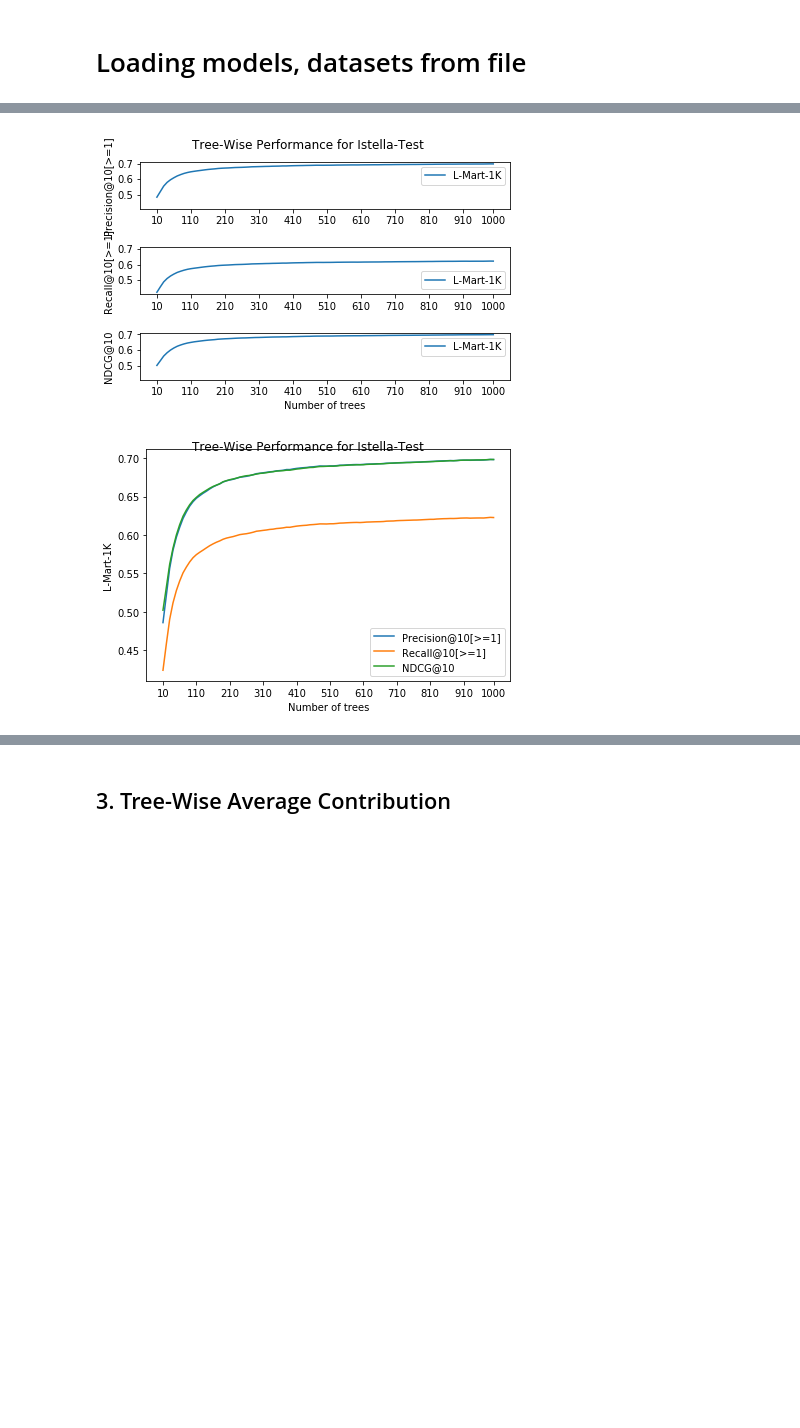
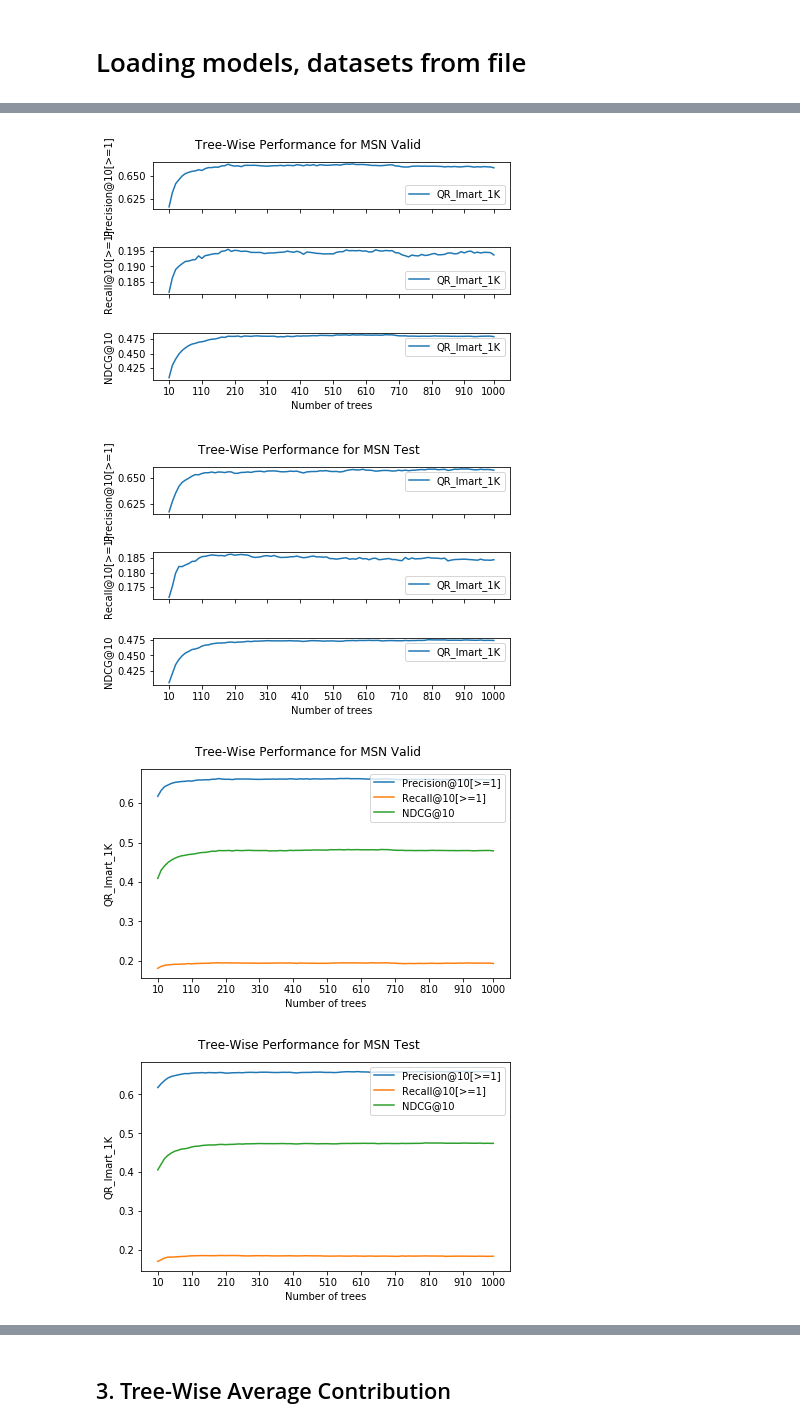
Before and after one commit to hpclab/rankeval, a Jupyter notebook: notebooks/RankEval - Effectiveness Analysis.ipynb, the cells around one changed output, grey strips where cells are left out. Drawn from its saved outputs; the diff is of its cells as text; code cells hidden in the pictures; blank space fills up the shorter version.

```diff
--- a/notebooks/RankEval - Effectiveness Analysis.ipynb
+++ b/notebooks/RankEval - Effectiveness Analysis.ipynb
@@ -160,30 +160,9 @@ plot_model_performance(istella_model_perf, compare="metrics", show_values=True)
 # %%
 from rankeval.analysis.effectiveness import tree_wise_performance
 
-istella_tree_wise_perf = tree_wise_performance(datasets=[istella_test],
-                           models=[istella_lmart_1Ktrees],
-                           metrics=[precision_10, recall_10, ndcg_10],
-                           step=10)
-istella_tree_wise_perf.to_dataframe()
-
-# compare train vs. test, discuss overfitting
-
-istella_tree_wise_perf_train_vs_test = tree_wise_performance(datasets=[istella_train, istella_test],
-                           models=[istella_lmart_1Ktrees],
-                           metrics=[ndcg_10],
-                           step=10)
-istella_tree_wise_perf_train_vs_test.to_dataframe()
-
-
-#msn_tree_wise_perf = tree_wise_performance(datasets=[msn_test],
-#                           models=[msn_mart_50, msn_lmart_100],
-#                           metrics=[precision_10, recall_10, ndcg_10],
-#                           step=10)
-#print msn_tree_wise_perf
-
-#### test this later, some error when more datasets
-#msn_valid_tree_wise_perf = tree_wise_performance(datasets=[msn_validation, msn_test],
-#                           models=[msn_mart_50],
-#                           metrics=[precision_10, recall_10, ndcg_10],
-#                           step=10)
-#print msn_valid_tree_wise_perf
+# compare validation vs. test, discuss overfitting
+msn_tree_wise_perf = tree_wise_performance(datasets=[msn_validation, msn_test],
+                                          models=[msn_qr_lmart_1Ktrees],
+                                          metrics=[precision_10, recall_10, ndcg_10],
+                                          step=10)
+print msn_tree_wise_perf
@@ -198,20 +190,14 @@ istella_tree_wise_perf_train_vs_test.to_dataframe()
-# %%
-from rankeval.visualization.effectiveness import plot_tree_wise_model_performance
-
-# single x axis
-# fix x and y limits x-ticks start from 0
-plot_tree_wise_model_performance(istella_tree_wise_perf, compare = "models")
-
-# title instead of suptitle?
-plot_tree_wise_model_performance(istella_tree_wise_perf, compare = "metrics")
-
-
-#plot_tree_wise_model_performance(msn_tree_wise_perf, compare = "models")
-#plot_tree_wise_model_performance(msn_tree_wise_perf, compare = "metrics")
-
-# TRY this later after fix from Salvo for multiple datasets
-#plot_tree_wise_model_performance(msn_valid_tree_wise_perf, compare = "models")
-#plot_tree_wise_model_performance(msn_valid_tree_wise_perf, compare = "datasets")
-# %% [output]
-[figure, removed]
-[figure, removed]
+# %%
+from rankeval.visualization.effectiveness import plot_tree_wise_model_performance
+
+fig1 = plot_tree_wise_model_performance(msn_tree_wise_perf, compare = "models")
+fig1.show()
+fig2 = plot_tree_wise_model_performance(msn_tree_wise_perf, compare = "metrics")
+fig2.show()
+fig3 = plot_tree_wise_model_performance(msn_tree_wise_perf, compare = "datasets")
+fig3.show()
+# %% [output]
+[figure, added]
+[figure, added]
+[figure, added]
+[figure, added]
```
Also changed, not shown: parts of 22 cells of this notebook, 2 other files.
